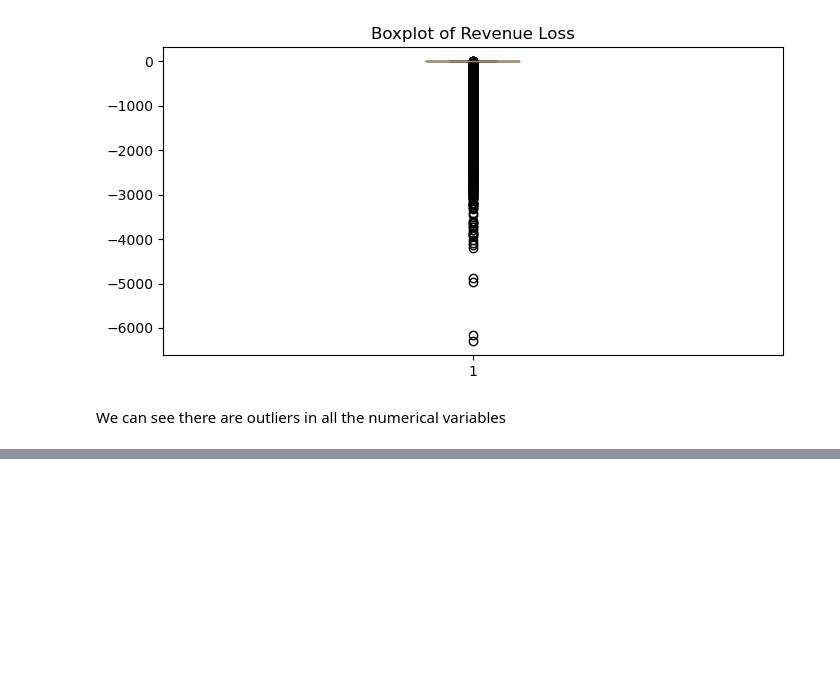
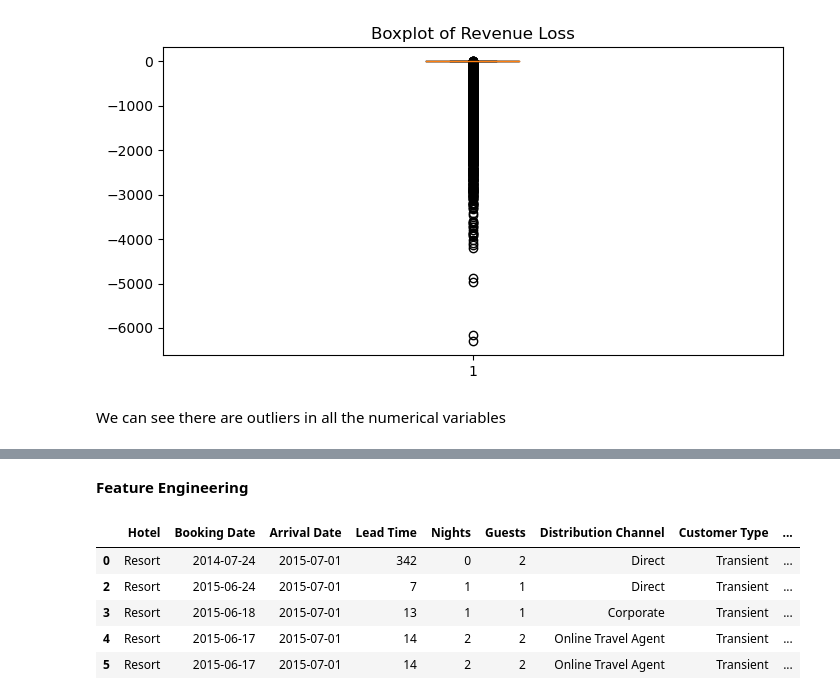
Before and after one commit to PoojaChandrashekara/Analysing-Booking-Data-For-Major-Hotel-Chain, a Jupyter notebook: booking-analysis.ipynb, the cells around one changed output, grey strips where cells are left out. Saved outputs shown, nothing was run; the diff lists cells and outputs as text; code cells hidden in the pictures; blank space fills up the shorter version.

```diff
--- a/booking-analysis.ipynb
+++ b/booking-analysis.ipynb
@@ -243,0 +259,11 @@ for var in continuous_variables:
+# %% [markdown]
+**Feature Engineering**
+# %%
+df_no_outliers.head()
+# %% [output]
+|  | Hotel | Booking Date | Arrival Date | Lead Time | Nights | Guests | Distribution Channel | Customer Type | ... |
+| 0 | Resort | 2014-07-24 | 2015-07-01 | 342 | 0 | 2 | Direct | Transient | ... |
+| 2 | Resort | 2015-06-24 | 2015-07-01 | 7 | 1 | 1 | Direct | Transient | ... |
+| 3 | Resort | 2015-06-18 | 2015-07-01 | 13 | 1 | 1 | Corporate | Transient | ... |
+| 4 | Resort | 2015-06-17 | 2015-07-01 | 14 | 2 | 2 | Online Travel Agent | Transient | ... |
+| 5 | Resort | 2015-06-17 | 2015-07-01 | 14 | 2 | 2 | Online Travel Agent | Transient | ... |
```
Also changed, not shown: parts of 16 cells of this notebook.
